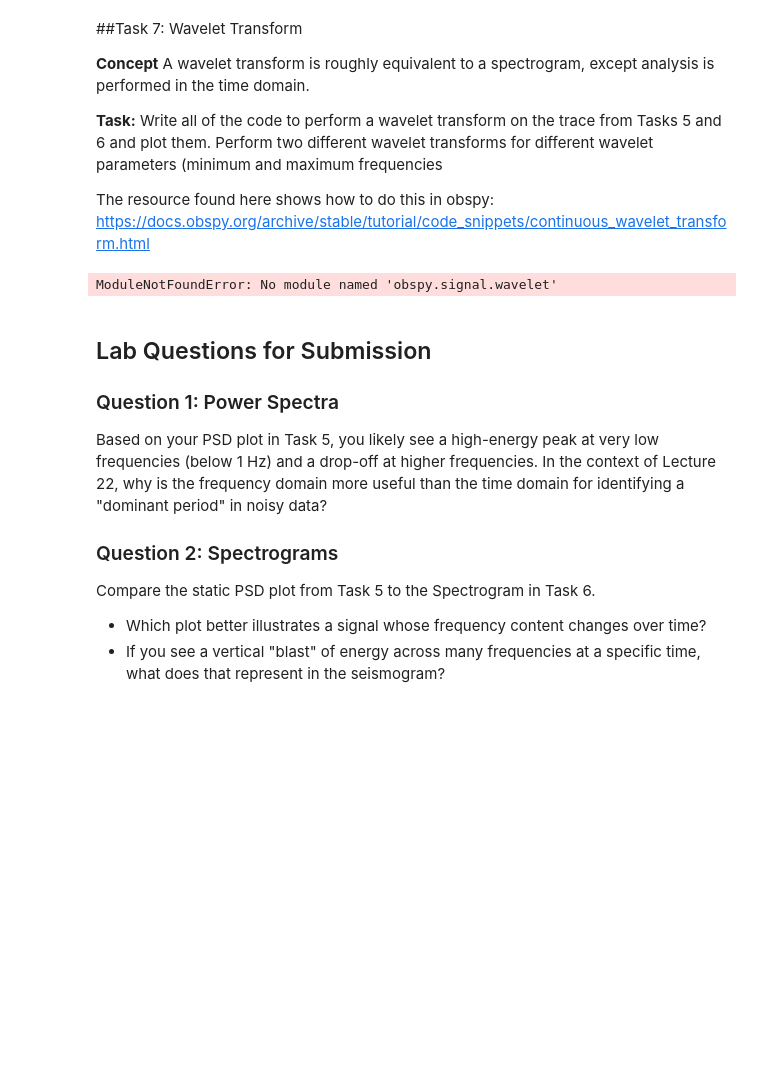
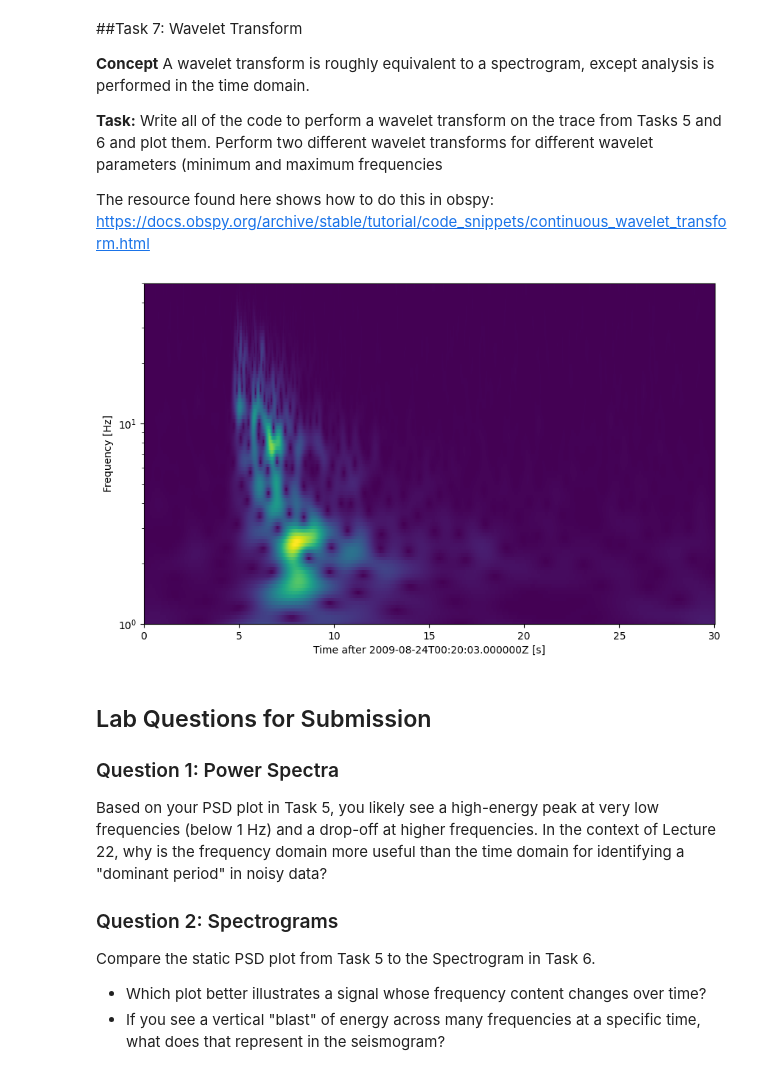
Before and after one commit to Hayden-Martin4250/Earthscience2245, a Jupyter notebook: ES2245_lab9.ipynb, the cells around one changed output. Drawn from its saved outputs; the diff is of its cells as text; code cells hidden in the pictures; blank space fills up the shorter version.

```diff
--- a/ES2245_lab9.ipynb
+++ b/ES2245_lab9.ipynb
@@ -205,37 +205,39 @@ tr.spectrogram(log=True)
 The resource found here shows how to do this in obspy: https://docs.obspy.org/archive/stable/tutorial/code_snippets/continuous_wavelet_transform.html
 # %%
 ### STUDENT CODE HERE ###
+import numpy as np
+import matplotlib.pyplot as plt
+
 import obspy
-from obspy.signal.wavelet import cwt # Corrected import path for cwt
 from obspy.imaging.cm import obspy_sequential
+from obspy.signal.tf_misfit import cwt
 
-# Reuse the trace 'tr' from Task 5
-# If running this cell independently, ensure 'tr' is defined from Task 5's execution
-# tr = client.get_waveforms("AK", "COLD", "", "BHZ", starttime, starttime + 600)[0]
 
+st = obspy.read()
+tr = st[0]
 npts = tr.stats.npts
 dt = tr.stats.delta
 t = np.linspace(0, dt * npts, npts)
 f_min = 1
 f_max = 50
 
 scalogram = cwt(tr.data, dt, 8, f_min, f_max)
 
 fig = plt.figure()
 ax = fig.add_subplot(111)
 
 x, y = np.meshgrid(
     t,
     np.logspace(np.log10(f_min), np.log10(f_max), scalogram.shape[0]))
 
 ax.pcolormesh(x, y, np.abs(scalogram), cmap=obspy_sequential)
 ax.set_xlabel("Time after %s [s]" % tr.stats.starttime)
 ax.set_ylabel("Frequency [Hz]")
 ax.set_yscale('log')
 ax.set_ylim(f_min, f_max)
 plt.show()
 # %% [output]
-ModuleNotFoundError: No module named 'obspy.signal.wavelet'
+[figure, added]
 # %% [markdown]
 ## Lab Questions for Submission
 
```
